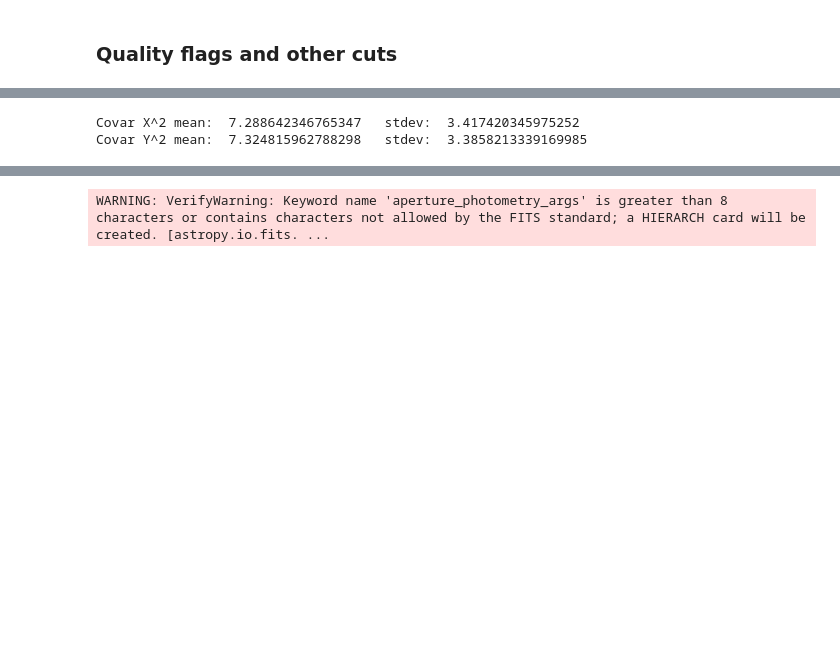
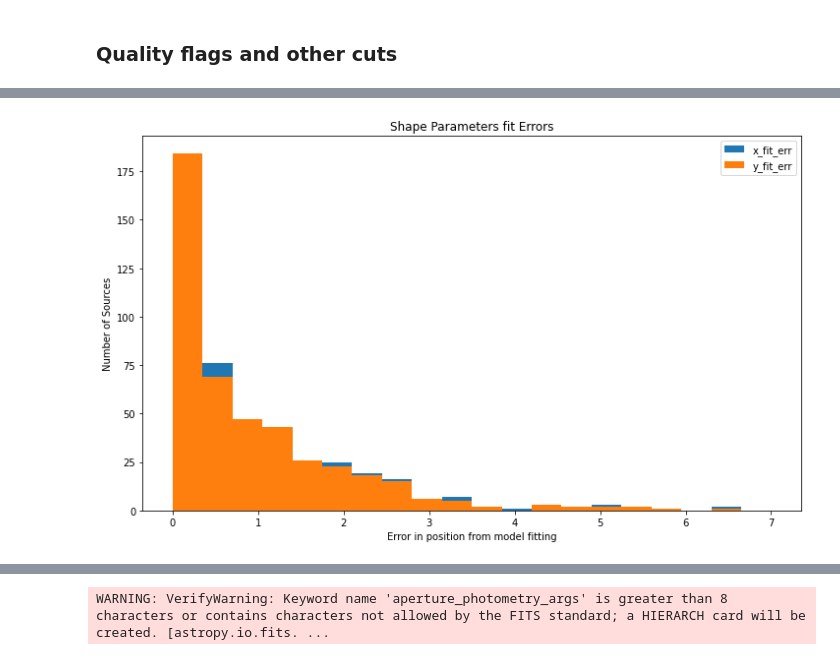
Before and after one commit to mjhankins/SFGCphotcode, a Jupyter notebook: SourceCatalog_CombineFields.ipynb, the cells around one changed output, grey strips where cells are left out. Cells and saved outputs as stored; diff of their text form; code cells hidden in the pictures; blank space fills up the shorter version.

```diff
--- a/SourceCatalog_CombineFields.ipynb
+++ b/SourceCatalog_CombineFields.ipynb
@@ -180,9 +200,22 @@ plt.show()
+# %%
+#binlist=np.linspace(0,20,21)
+binlist=np.linspace(0,7,21)
+
+
+plt.figure(figsize=(12,7))
+plt.title('Shape Parameters fit Errors')
+plt.hist(mastercat25['fit_x0_err'],bins=binlist,label=r'x_fit_err')
+plt.hist(mastercat25['fit_y0_err'],bins=binlist,label=r'y_fit_err')
+#plt.hist(np.sqrt(mastercat25['fit_y0_err']**2+mastercat25['fit_x0_err']**2),bins=binlist,label=r'posfiterr')
+plt.xlabel('Error in position from model fitting')
+plt.ylabel('Number of Sources')
+plt.legend()
+plt.show()
+# %% [output]
+[figure, added]
 # %%
-print('Covar X^2 mean: ', np.mean(mastercat25['covar_sigx2']), '  stdev: ',np.std(mastercat25['covar_sigx2']))
-print('Covar Y^2 mean: ', np.mean(mastercat25['covar_sigy2']), '  stdev: ',np.std(mastercat25['covar_sigy2']))
+#print('Covar X^2 mean: ', np.mean(mastercat25['covar_sigx2']), '  stdev: ',np.std(mastercat25['covar_sigx2']))
+#print('Covar Y^2 mean: ', np.mean(mastercat25['covar_sigy2']), '  stdev: ',np.std(mastercat25['covar_sigy2']))
-# %% [output]
-Covar X^2 mean:  7.288642346765347   stdev:  3.417420345975252
-Covar Y^2 mean:  7.324815962788298   stdev:  3.3858213339169985
 # %%
 #now lets look at SNR distrobution
 binlist=np.linspace(1,40,20)
```
Also changed, not shown: parts of 73 cells of this notebook, 2 other files.
